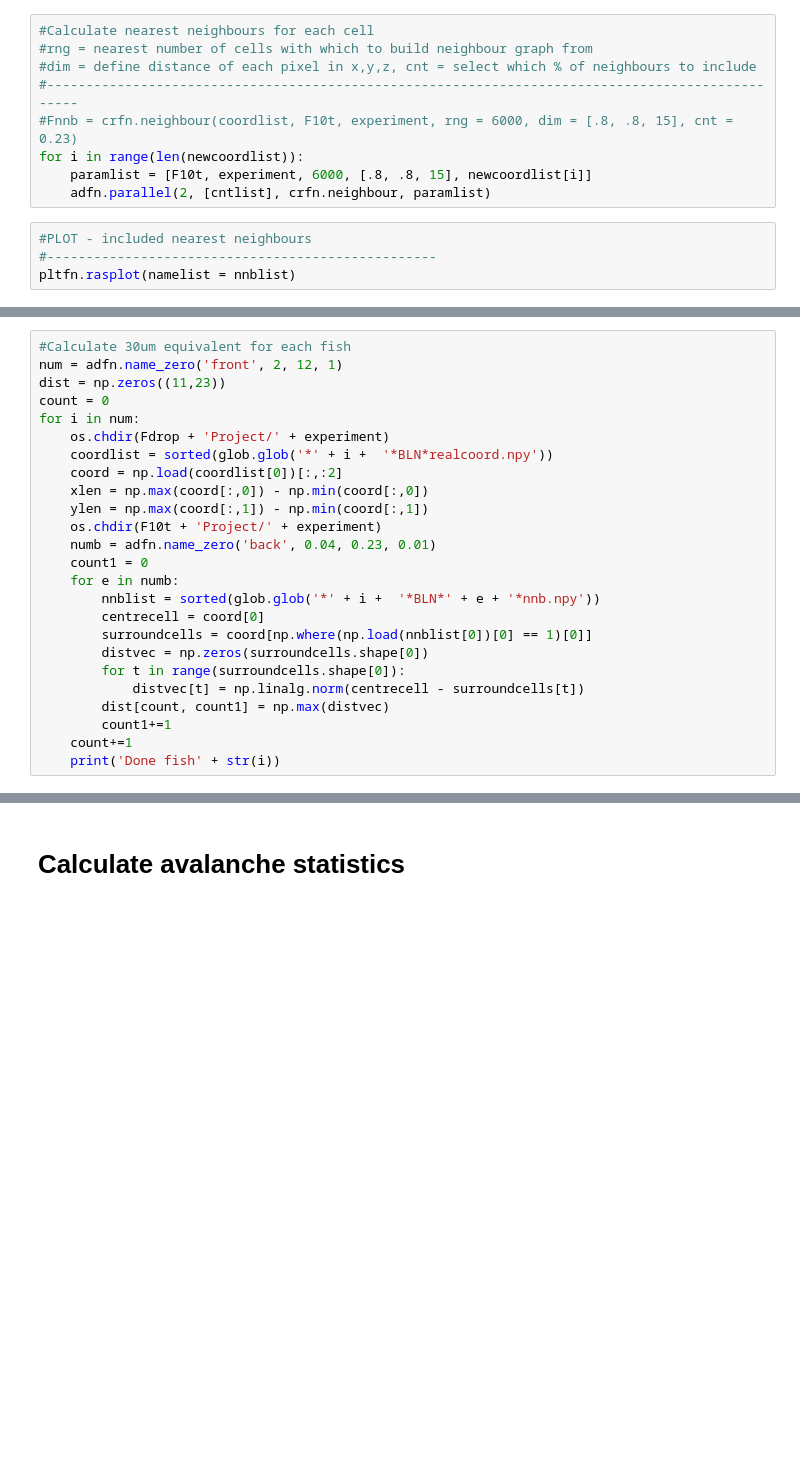
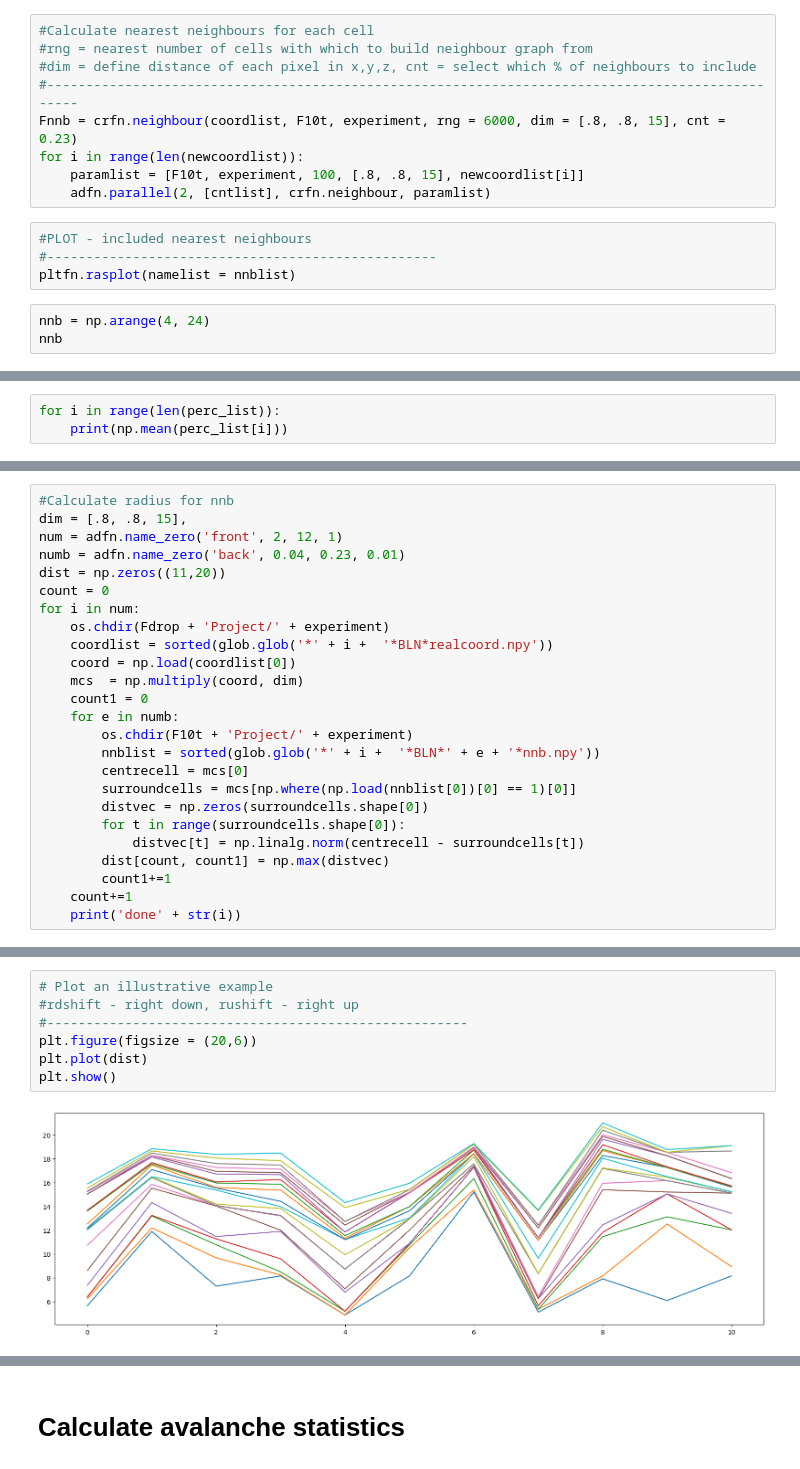
Before and after one commit to dafishcode/suite2p_analysis_py, a Jupyter notebook: avalanches.ipynb, the cells around one changed output, grey strips where cells are left out. Drawn from its saved outputs; the diff is of its cells as text; blank space fills up the shorter version.

```diff
--- a/avalanches.ipynb
+++ b/avalanches.ipynb
@@ -44,11 +41,14 @@ rad = sorted(glob.glob('*radius*'))
 #rng = nearest number of cells with which to build neighbour graph from
 #dim = define distance of each pixel in x,y,z, cnt = select which % of neighbours to include
 #-------------------------------------------------------------------------------------------------
-#Fnnb = crfn.neighbour(coordlist, F10t, experiment, rng = 6000, dim = [.8, .8, 15], cnt = 0.23)
+Fnnb = crfn.neighbour(coordlist, F10t, experiment, rng = 6000, dim = [.8, .8, 15], cnt = 0.23)
 for i in range(len(newcoordlist)):
-    paramlist = [F10t, experiment, 6000, [.8, .8, 15], newcoordlist[i]]
+    paramlist = [F10t, experiment, 100, [.8, .8, 15], newcoordlist[i]]
     adfn.parallel(2, [cntlist], crfn.neighbour, paramlist)
 # %%
 #PLOT - included nearest neighbours
 #--------------------------------------------------
 pltfn.rasplot(namelist = nnblist)
+# %%
+nnb = np.arange(4, 24)
+nnb
@@ -54,0 +96,3 @@ pltfn.rasplot(namelist = nnblist)
+# %%
+for i in range(len(perc_list)):
+    print(np.mean(perc_list[i]))
@@ -55,25 +120,25 @@ pltfn.rasplot(namelist = nnblist)
 # %%
-#Calculate 30um equivalent for each fish
+#Calculate radius for nnb
+dim = [.8, .8, 15],
 num = adfn.name_zero('front', 2, 12, 1)
-dist = np.zeros((11,23))
+numb = adfn.name_zero('back', 0.04, 0.23, 0.01)
+dist = np.zeros((11,20))
 count = 0
 for i in num:
     os.chdir(Fdrop + 'Project/' + experiment)
     coordlist = sorted(glob.glob('*' + i +  '*BLN*realcoord.npy'))
-    coord = np.load(coordlist[0])[:,:2]
-    xlen = np.max(coord[:,0]) - np.min(coord[:,0])
-    ylen = np.max(coord[:,1]) - np.min(coord[:,1])
-    os.chdir(F10t + 'Project/' + experiment)
-    numb = adfn.name_zero('back', 0.04, 0.23, 0.01)
+    coord = np.load(coordlist[0])
+    mcs  = np.multiply(coord, dim)
     count1 = 0
     for e in numb:
+        os.chdir(F10t + 'Project/' + experiment)
         nnblist = sorted(glob.glob('*' + i +  '*BLN*' + e + '*nnb.npy'))
-        centrecell = coord[0]
-        surroundcells = coord[np.where(np.load(nnblist[0])[0] == 1)[0]]
+        centrecell = mcs[0]
+        surroundcells = mcs[np.where(np.load(nnblist[0])[0] == 1)[0]]
         distvec = np.zeros(surroundcells.shape[0])
         for t in range(surroundcells.shape[0]):
             distvec[t] = np.linalg.norm(centrecell - surroundcells[t])
         dist[count, count1] = np.max(distvec)
         count1+=1
     count+=1
-    print('Done fish' + str(i))
+    print('done' + str(i))
@@ -80,3 +175,12 @@ for i in num:
+# %%
+# Plot an illustrative example
+#rdshift - right down, rushift - right up
+#------------------------------------------------------
+plt.figure(figsize = (20,6))
+plt.plot(dist)
+plt.show()
+# %% [output]
+[figure, added]
 # %%
 # Plot an illustrative example
 #rdshift - right down, rushift - right up
```
Also changed, not shown: parts of 36 cells of this notebook, 12 other files.
